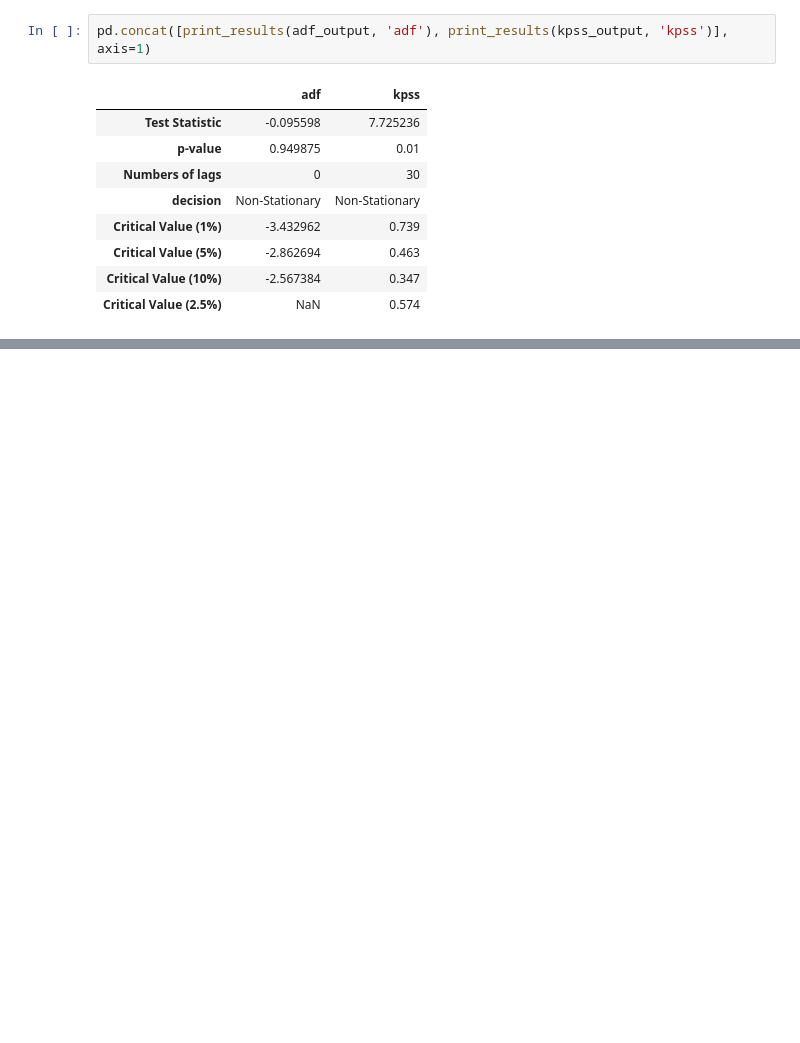
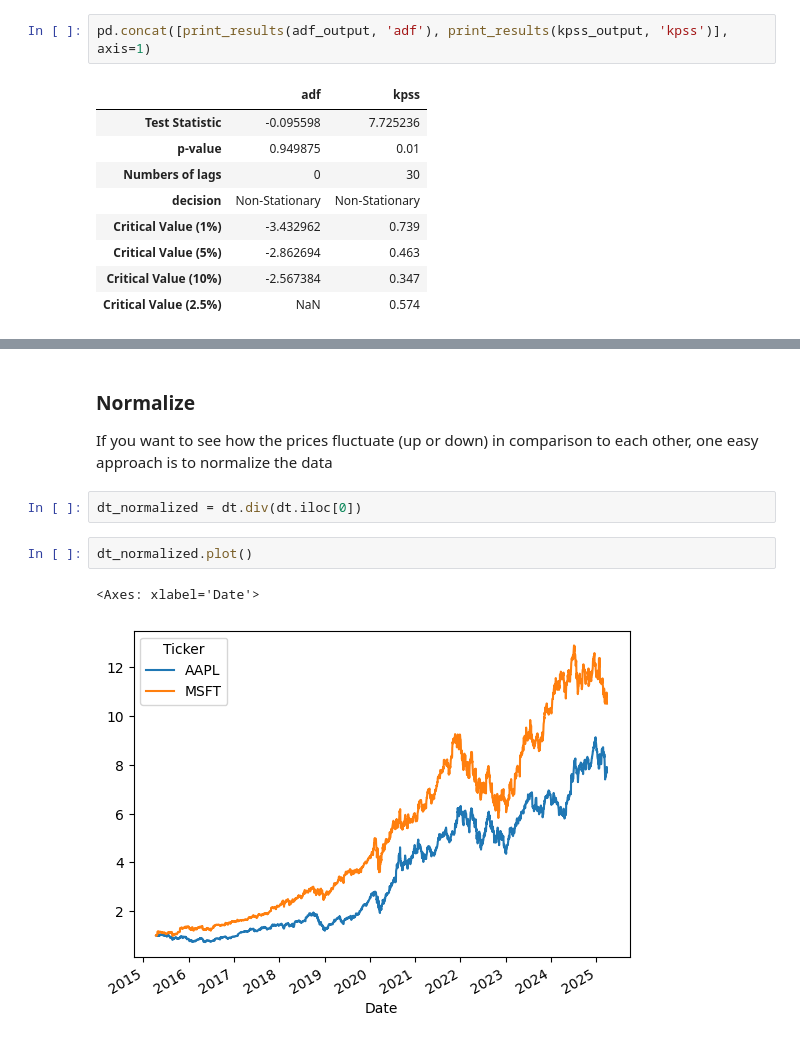
Before and after one commit to Mukhammadkodir27/Advanced_Python, a Jupyter notebook: Machine_Learning/Time-Series/TS-Cookbook.ipynb, the cells around one changed output, grey strips where cells are left out. Drawn from its saved outputs; the diff is of its cells as text; blank space fills up the shorter version.

```diff
--- a/Machine_Learning/Time-Series/TS-Cookbook.ipynb
+++ b/Machine_Learning/Time-Series/TS-Cookbook.ipynb
@@ -554,0 +570,11 @@ adfuller(dt.AAPL)
+# %% [markdown]
+### Normalize
+If you want to see how the prices fluctuate (up or down) in comparison to each
+other, one easy approach is to normalize the data
+# %%
+dt_normalized = dt.div(dt.iloc[0])
+# %%
+dt_normalized.plot()
+# %% [output]
+<Axes: xlabel='Date'>
+[figure, added]
```
Also changed, not shown: parts of 27 cells of this notebook.
